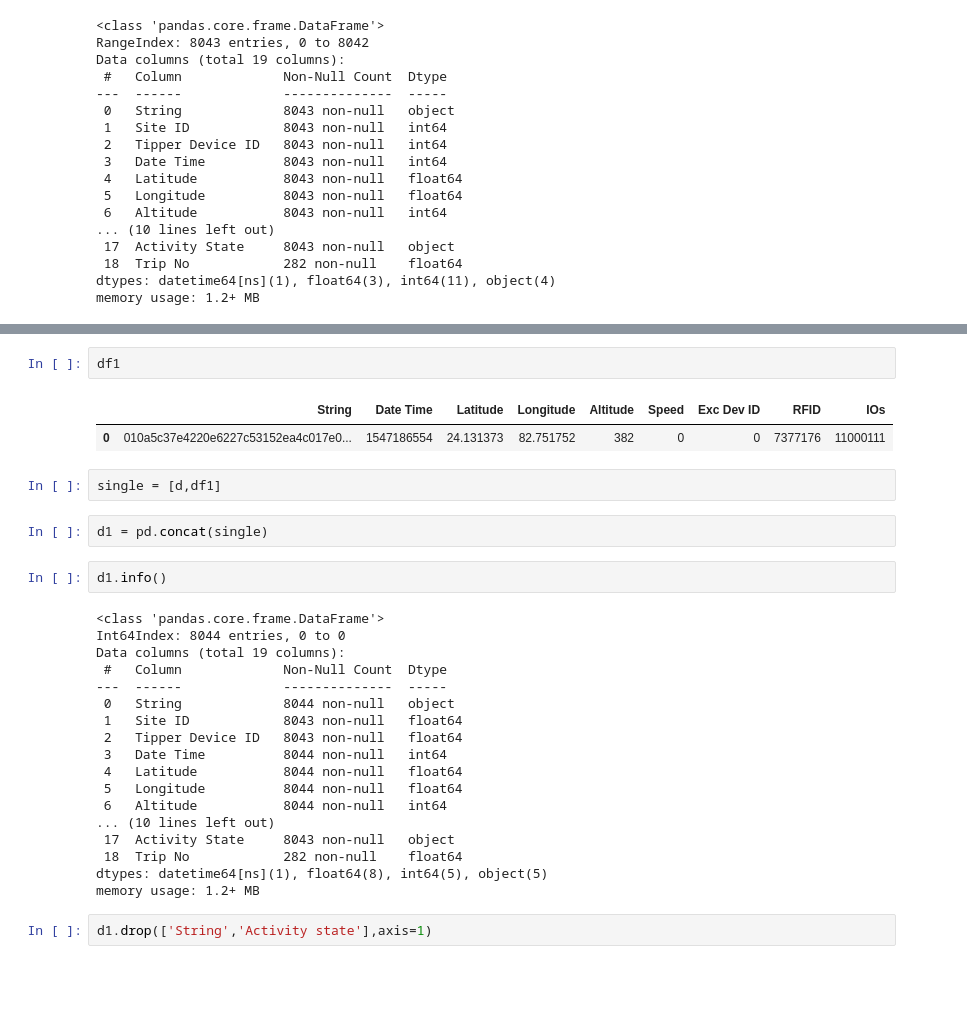
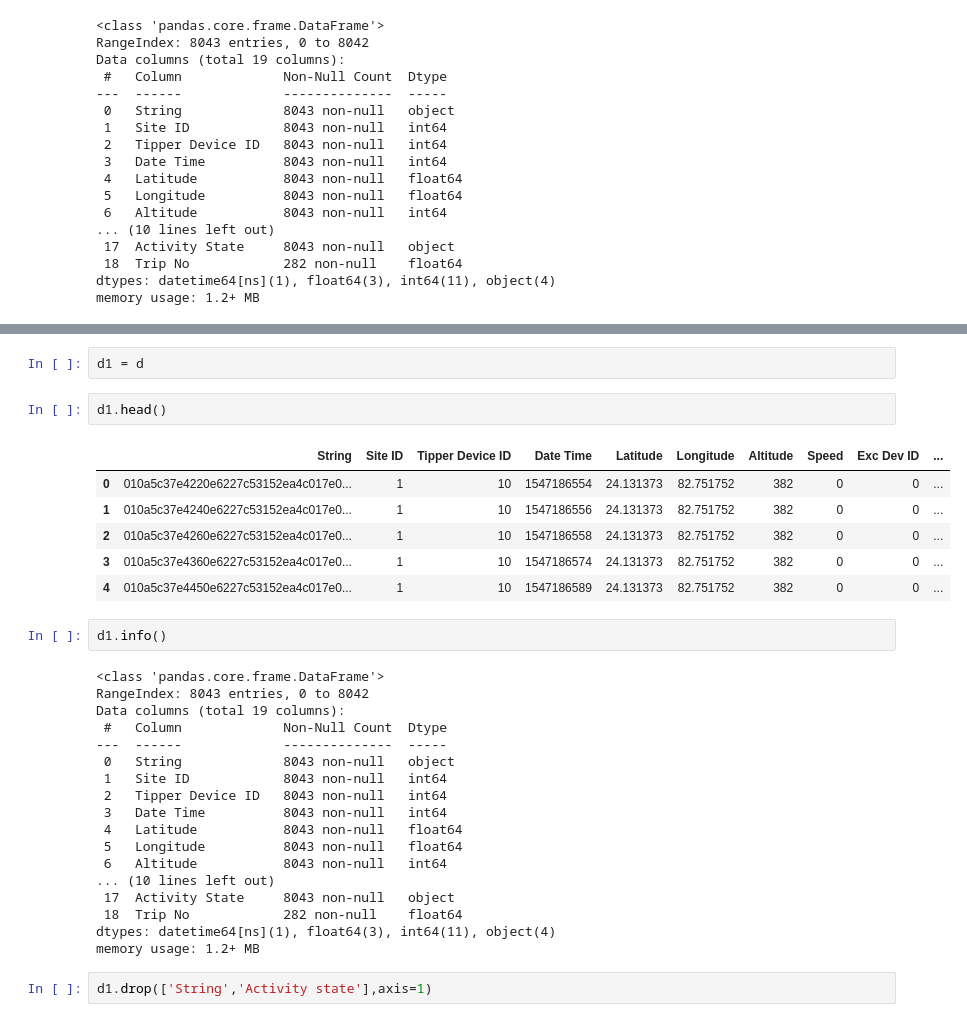
Before and after one commit to Harshit11072000/CHECK, a Jupyter notebook: MiningDataset.ipynb, the cells around one changed output, grey strips where cells are left out. Cells and saved outputs as stored; diff of their text form; blank space fills up the shorter version.

```diff
--- a/MiningDataset.ipynb
+++ b/MiningDataset.ipynb
@@ -79,31 +43,33 @@ df1 = pd.DataFrame(
-# %%
-df1
-# %% [output]
-|  | String | Date Time | Latitude | Longitude | Altitude | Speed | Exc Dev ID | RFID | IOs |
-| 0 | 010a5c37e4220e6227c53152ea4c017e0... | 1547186554 | 24.131373 | 82.751752 | 382 | 0 | 0 | 7377176 | 11000111 |
-# %%
-single = [d,df1]
-# %%
-d1 = pd.concat(single)
+# %%
+d1 = d
+# %%
+d1.head()
+# %% [output]
+|  | String | Site ID | Tipper Device ID | Date Time | Latitude | Longitude | Altitude | Speed | Exc Dev ID | ... |
+| 0 | 010a5c37e4220e6227c53152ea4c017e0... | 1 | 10 | 1547186554 | 24.131373 | 82.751752 | 382 | 0 | 0 | ... |
+| 1 | 010a5c37e4240e6227c53152ea4c017e0... | 1 | 10 | 1547186556 | 24.131373 | 82.751752 | 382 | 0 | 0 | ... |
+| 2 | 010a5c37e4260e6227c53152ea4c017e0... | 1 | 10 | 1547186558 | 24.131373 | 82.751752 | 382 | 0 | 0 | ... |
+| 3 | 010a5c37e4360e6227c53152ea4c017e0... | 1 | 10 | 1547186574 | 24.131373 | 82.751752 | 382 | 0 | 0 | ... |
+| 4 | 010a5c37e4450e6227c53152ea4c017e0... | 1 | 10 | 1547186589 | 24.131373 | 82.751752 | 382 | 0 | 0 | ... |
 # %%
 d1.info()
 # %% [output]
 <class 'pandas.core.frame.DataFrame'>
-Int64Index: 8044 entries, 0 to 0
+RangeIndex: 8043 entries, 0 to 8042
 Data columns (total 19 columns):
  #   Column             Non-Null Count  Dtype
 ---  ------             --------------  -----
- 0   String             8044 non-null   object
- 1   Site ID            8043 non-null   float64
- 2   Tipper Device ID   8043 non-null   float64
- 3   Date Time          8044 non-null   int64
- 4   Latitude           8044 non-null   float64
- 5   Longitude          8044 non-null   float64
- 6   Altitude           8044 non-null   int64
+ 0   String             8043 non-null   object
+ 1   Site ID            8043 non-null   int64
+ 2   Tipper Device ID   8043 non-null   int64
+ 3   Date Time          8043 non-null   int64
+ 4   Latitude           8043 non-null   float64
+ 5   Longitude          8043 non-null   float64
+ 6   Altitude           8043 non-null   int64
 ... (10 lines left out)
  17  Activity State     8043 non-null   object
  18  Trip No            282 non-null    float64
-dtypes: datetime64[ns](1), float64(8), int64(5), object(5)
+dtypes: datetime64[ns](1), float64(3), int64(11), object(4)
 memory usage: 1.2+ MB
 # %%
 d1.drop(['String','Activity state'],axis=1)
```
Also changed, not shown: parts of 11 cells of this notebook.
